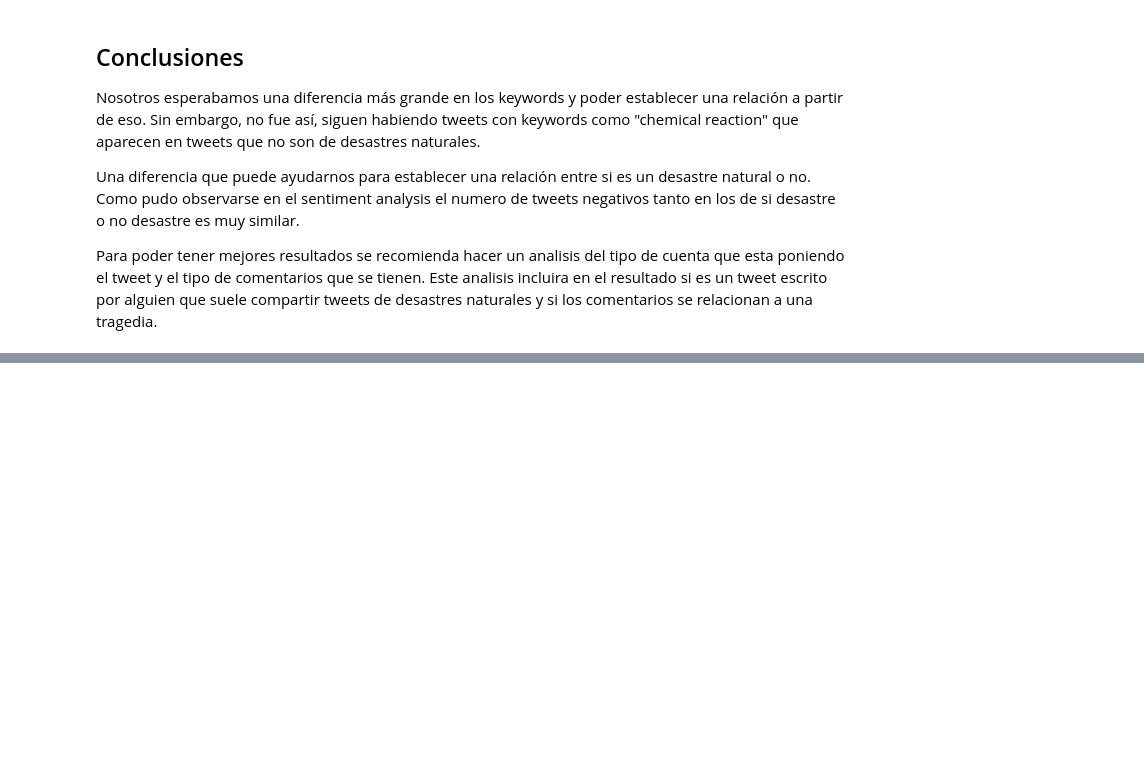
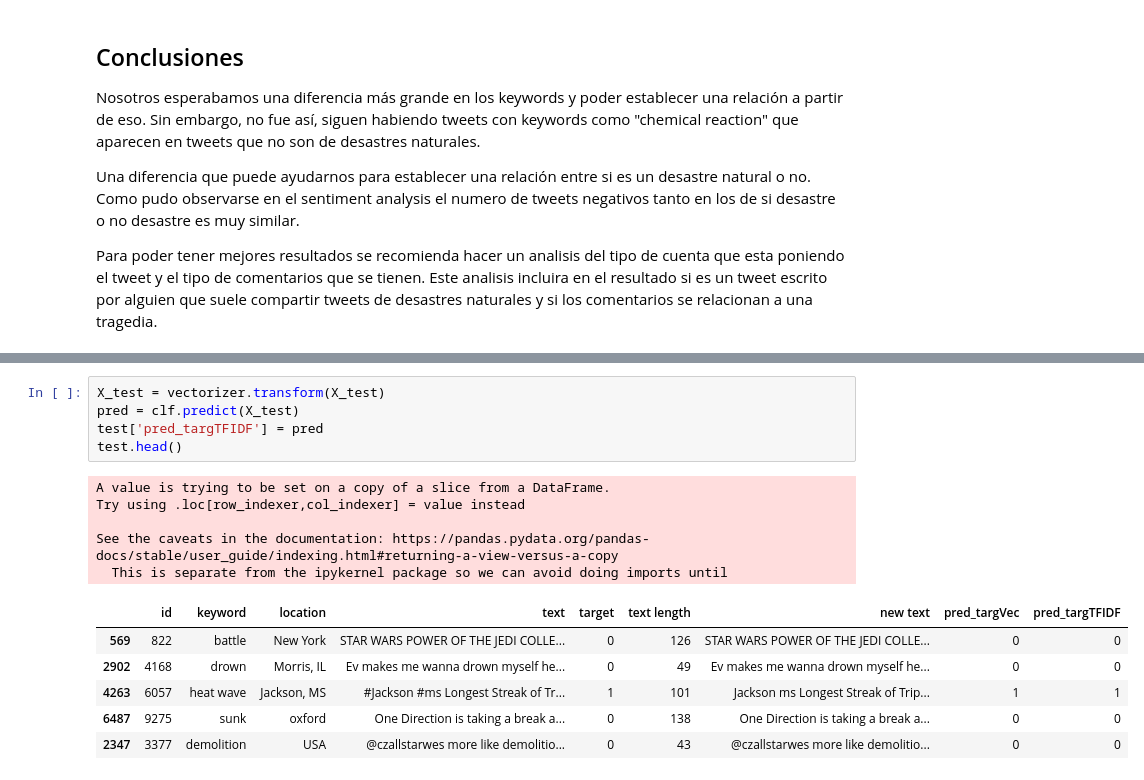
Before and after one commit to marisaaaai/Proyecto2DS, a Jupyter notebook: Proyecto2.ipynb, the cells around one changed output, grey strips where cells are left out. Saved outputs shown, nothing was run; the diff lists cells and outputs as text; blank space fills up the shorter version.

```diff
--- a/Proyecto2.ipynb
+++ b/Proyecto2.ipynb
@@ -752,0 +975,17 @@ Para poder tener mejores resultados se recomienda hacer un analisis del tipo de
+# %%
+X_test = vectorizer.transform(X_test)
+pred = clf.predict(X_test)
+test['pred_targTFIDF'] = pred
+test.head()
+# %% [output]
+A value is trying to be set on a copy of a slice from a DataFrame.
+Try using .loc[row_indexer,col_indexer] = value instead
+
+See the caveats in the documentation: https://pandas.pydata.org/pandas-docs/stable/user_guide/indexing.html#returning-a-view-versus-a-copy
+  This is separate from the ipykernel package so we can avoid doing imports until
+|  | id | keyword | location | text | target | text length | new text | pred_targVec | pred_targTFIDF |
+| 569 | 822 | battle | New York | STAR WARS POWER OF THE JEDI COLLE... | 0 | 126 | STAR WARS POWER OF THE JEDI COLLE... | 0 | 0 |
+| 2902 | 4168 | drown | Morris, IL | Ev makes me wanna drown myself he... | 0 | 49 | Ev makes me wanna drown myself he... | 0 | 0 |
+| 4263 | 6057 | heat wave | Jackson, MS | #Jackson #ms Longest Streak of Tr... | 1 | 101 | Jackson ms Longest Streak of Trip... | 1 | 1 |
+| 6487 | 9275 | sunk | oxford | One Direction is taking a break a... | 0 | 138 | One Direction is taking a break a... | 0 | 0 |
+| 2347 | 3377 | demolition | USA | @czallstarwes more like demolitio... | 0 | 43 | @czallstarwes more like demolitio... | 0 | 0 |
```
Also changed, not shown: parts of 26 cells of this notebook.
